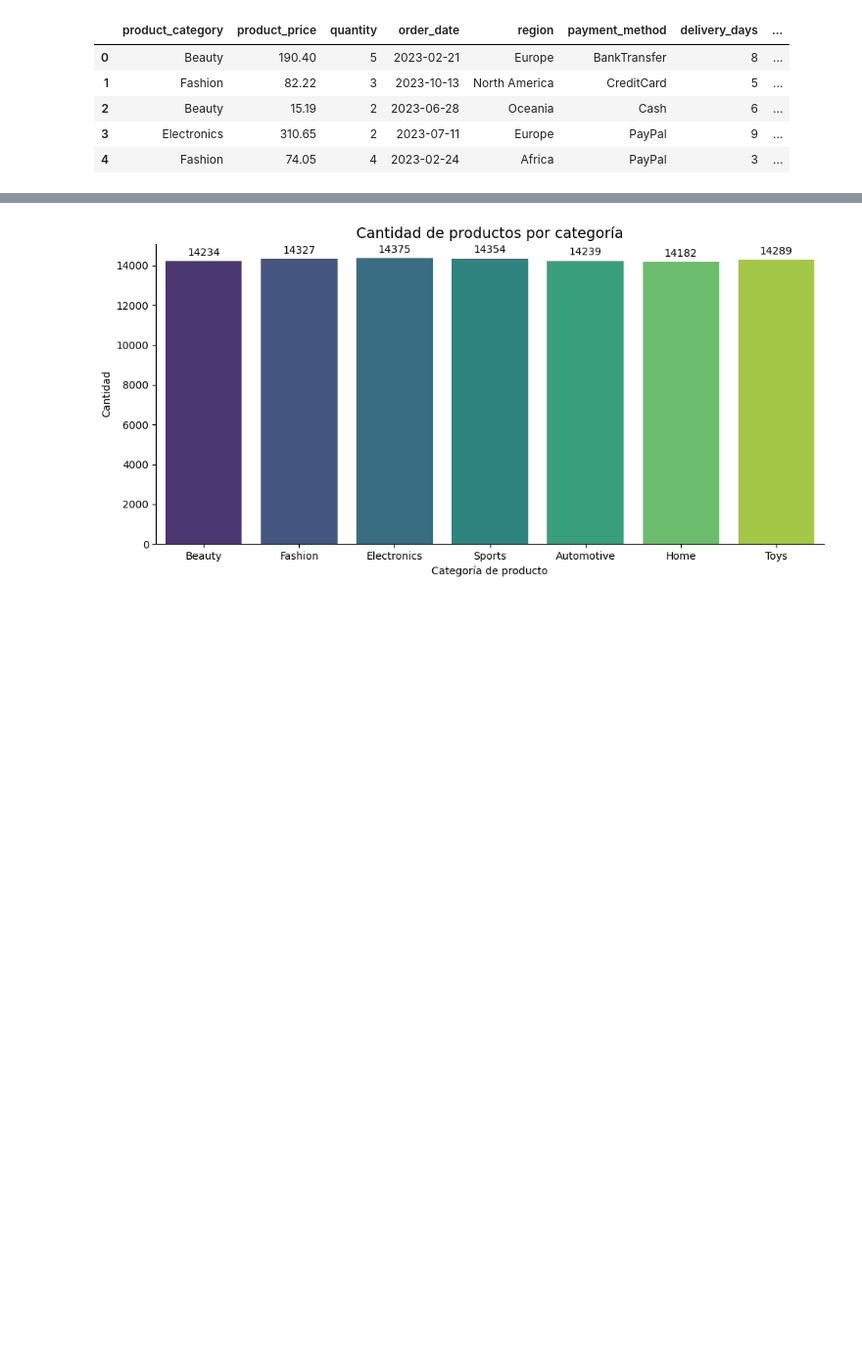
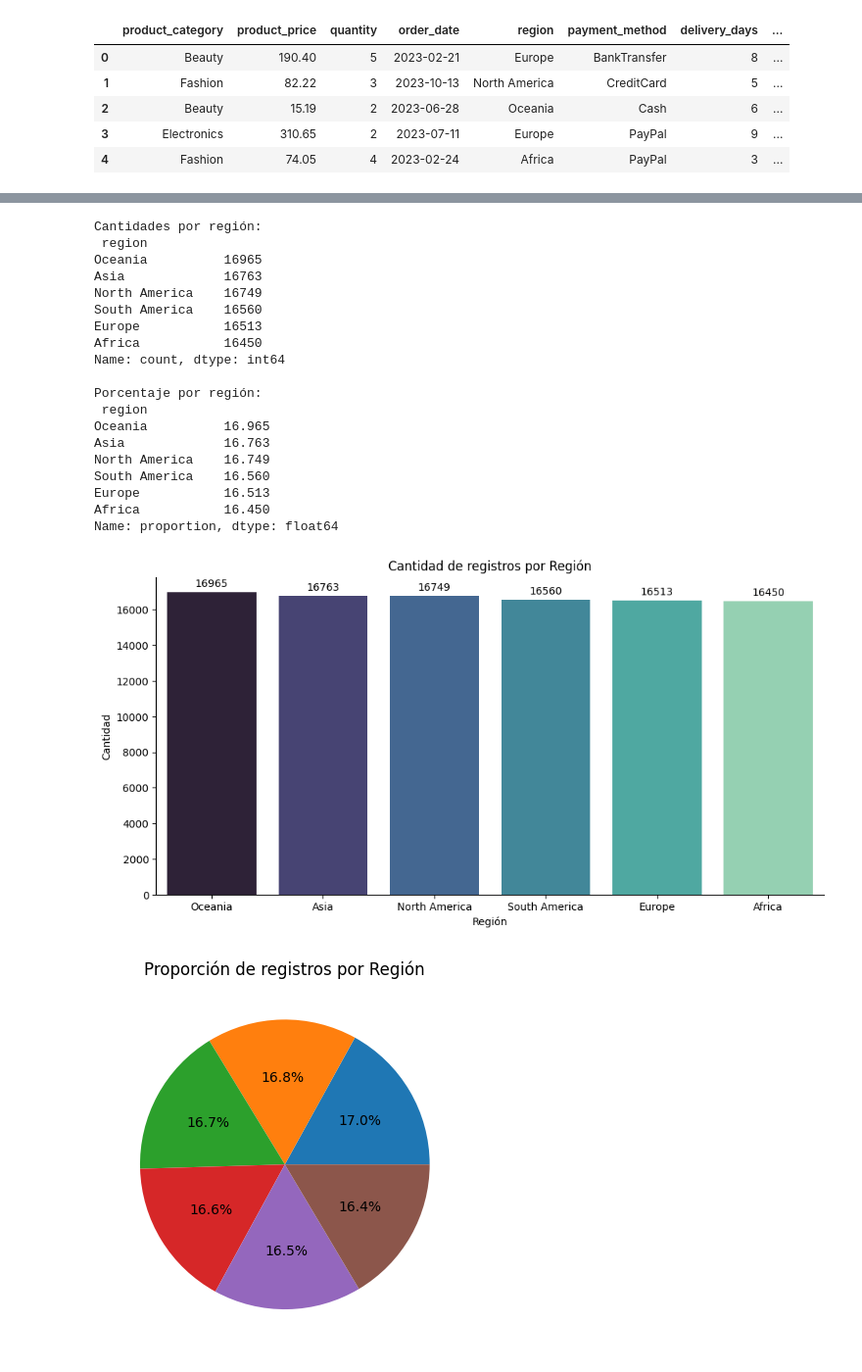
Before and after one commit to ChristianComena/Analisis-de-Ventas-E-Commerce-2025, a Jupyter notebook: ecommerce-sales-analysis.ipynb, the cells around one changed output, grey strips where cells are left out. Shown: that part at 98% size. Drawn from its saved outputs; the diff is of its cells as text; code cells hidden in the pictures; blank space fills up the shorter version.

Commit message:
Generamos el análisis monovariado de cada variable categórica.

```diff
--- a/ecommerce-sales-analysis.ipynb
+++ b/ecommerce-sales-analysis.ipynb
@@ -84,7 +86,7 @@ Variables numericas:  ['order_id', 'product_price', 'quantity', 'delivery_days',
 # %%
 # Primero eliminaremos los valores que no nos sirven como parte del análisis
-data_adjust = data.drop(columns=['order_id','customer_id'])
-data_adjust.head()
+data_sales = data.drop(columns=['order_id','customer_id'])
+data_sales.head()
 # %% [output]
 |  | product_category | product_price | quantity | order_date | region | payment_method | delivery_days | ... |
 | 0 | Beauty | 190.40 | 5 | 2023-02-21 | Europe | BankTransfer | 8 | ... |
@@ -95,25 +212,49 @@ data_adjust.head()
 # %%
-import matplotlib.pyplot as plt
-import seaborn as sns
+# Análisis a la región
 
-plot = sns.catplot(
-    data=data_adjust,
-    x='product_category',
-    kind='count',
-    height=5, aspect=2,
-    palette='viridis'
-)
+print('Cantidades por región: \n',data_sales['region'].value_counts())
+
+print('\nPorcentaje por región: \n',data_sales['region'].value_counts(normalize=True)*100)
+
+# Definición de orden ascendente
+order = data_sales['region'].value_counts().index
+
+# Generación de gráfica de conteo
+plot = sns.catplot(data=data_sales, x='region',kind='count',height=5, aspect=2, order=order, palette='mako')
 
 # Agregar etiquetas con el valor exacto encima de cada barra
 for ax in plot.axes.flat:
     for container in ax.containers:
         ax.bar_label(container, fmt='%d', label_type='edge', padding=3, fontsize=10, color='black')
 
-plt.title('Cantidad de productos por categoría', fontsize=14)
-plt.xlabel('Categoría de producto')
+plt.xlabel('Región')
 plt.ylabel('Cantidad')
+plt.title('Cantidad de registros por Región')
+plt.show()
 
-plt.tight_layout()
+# Generación de gráfica circular
+plt.pie(x= data_sales['region'].value_counts(), autopct='%1.1f%%')
+plt.title('Proporción de registros por Región')
 plt.show()
 # %% [output]
+Cantidades por región:
+ region
+Oceania          16965
+Asia             16763
+North America    16749
+South America    16560
+Europe           16513
+Africa           16450
+Name: count, dtype: int64
+
+Porcentaje por región:
+ region
+Oceania          16.965
+Asia             16.763
+North America    16.749
+South America    16.560
+Europe           16.513
+Africa           16.450
+Name: proportion, dtype: float64
-[figure, old version]
+[figure, new version]
+[figure, added]
```
Also changed, not shown: parts of 17 cells of this notebook.
